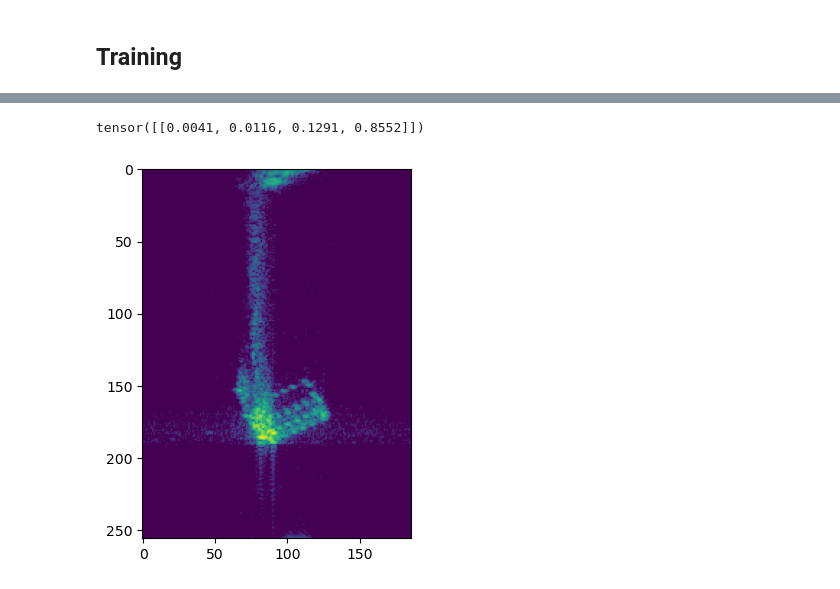
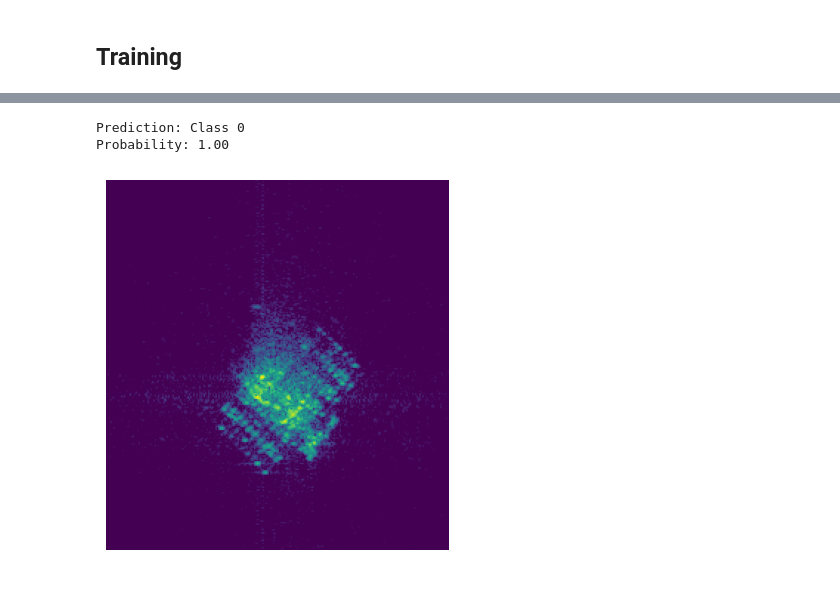
Before and after one commit to wzsmith/isar-classification, a Jupyter notebook: cnn_bilstm.ipynb, the cells around one changed output, grey strips where cells are left out. Saved outputs shown, nothing was run; the diff lists cells and outputs as text; code cells hidden in the pictures.

```diff
--- a/cnn_bilstm.ipynb
+++ b/cnn_bilstm.ipynb
@@ -106,10 +106,14 @@ class CNN_BiLSTM(nn.Module):
 ## Training
 # %%
 # 0. Declare constants
+NUM_CLASSES = 4
+MODEL_PATH = 'weights/cnn_bilstm_model.pth'
+
+# Hyperparameters
 SEQ_LENGTH = 3
-NUM_CLASSES = 4
 BATCH_SIZE = 4
-MODEL_PATH = 'cnn_bilstm_model.pth'
+LEARNING_RATE = 1e-3
+NUM_EPOCHS=50
 
 # 1. Data Preparation
 center_crop = transforms.CenterCrop((120, 120))
@@ -122,15 +126,14 @@ train_loader = DataLoader(train_dataset, batch_size=BATCH_SIZE, shuffle=False)
 device = torch.device("cuda" if torch.cuda.is_available() else "cpu")
 model = CNN_BiLSTM(num_classes=NUM_CLASSES).to(device)
 criterion = nn.CrossEntropyLoss()
-optimizer = optim.Adam(model.parameters(), lr=0.001)  # Adjust learning rate as needed
+optimizer = optim.Adam(model.parameters(), lr=LEARNING_RATE)
 
 # 3. Training Loop
-num_epochs = 10
-for epoch in range(num_epochs):
+for epoch in range(NUM_EPOCHS):
     model.train()
-    progress_bar = tqdm(train_loader, desc=f"Epoch {epoch+1}/{num_epochs}")  # Progress bar
+    running_loss = 0.0
 
-    for i, (images, labels) in enumerate(train_loader):
+    for i, (images, labels) in enumerate(tqdm(train_loader, unit="batch", desc=f"Epoch {epoch + 1}/{NUM_EPOCHS}")):
         images = images.to(device)
         labels = labels.to(device)
 
@@ -138,11 +141,16 @@ for epoch in range(num_epochs):
 
         # Forward, backward pass + optimize
         outputs = model(images)
-        loss = criterion(outputs, labels)  # CrossEntropyLoss automatically handles log_softmax
+        loss = criterion(outputs, labels)
         loss.backward()
         optimizer.step()
 
-        if (i + 1) % 2 == 0:
-            print(f'Epoch [{epoch + 1}/{num_epochs}], Step [{i + 1}/{len(train_loader)}], Loss: {loss.item():.4f}')
+        running_loss += loss.item()
+        # Print batch statistics
+        # if (i + 1) % 2 == 0:
+        #     print(f'Epoch [{epoch + 1}/{NUM_EPOCHS}], Step [{i + 1}/{len(train_loader)}], Loss: {loss.item():.4f}')
+
+    print(f'Epoch [{epoch + 1}/{NUM_EPOCHS}] - Average Loss: {running_loss / len(train_loader):.4f}') # Accuracy: 100 * correct / total:.2f
+
 
 torch.save(model.state_dict(), MODEL_PATH)
@@ -149,19 +171,23 @@ torch.save(model.state_dict(), MODEL_PATH)
 # %%
-IMG_PATH = 'data/raw/image_23822.png'
+IMG_PATH = 'data/raw/image_50.png'
 
 image = read_image(IMG_PATH).float()
 plt.imshow(image.permute(1, 2, 0).int())
+plt.axis('off')
 
 saved_model = CNN_BiLSTM(num_classes=4)
 saved_model.load_state_dict(torch.load(MODEL_PATH))
 saved_model.eval()
 
 # Add batch and sequence dimensions
 image = center_crop(image).unsqueeze(0).unsqueeze(0)
 
 with torch.no_grad():
     output = saved_model(image)
-    print(output)
+    prediction = torch.argmax(output, dim=1).item()
+    print(f'Prediction: Class {prediction}')
+    print(f'Probability: {output[0][prediction]:.2f}')
 # %% [output]
-tensor([[0.0041, 0.0116, 0.1291, 0.8552]])
+Prediction: Class 0
+Probability: 1.00
-[figure, old version]
+[figure, new version]
```
Also changed, not shown: parts of 1 cell of this notebook, 2 other files.
